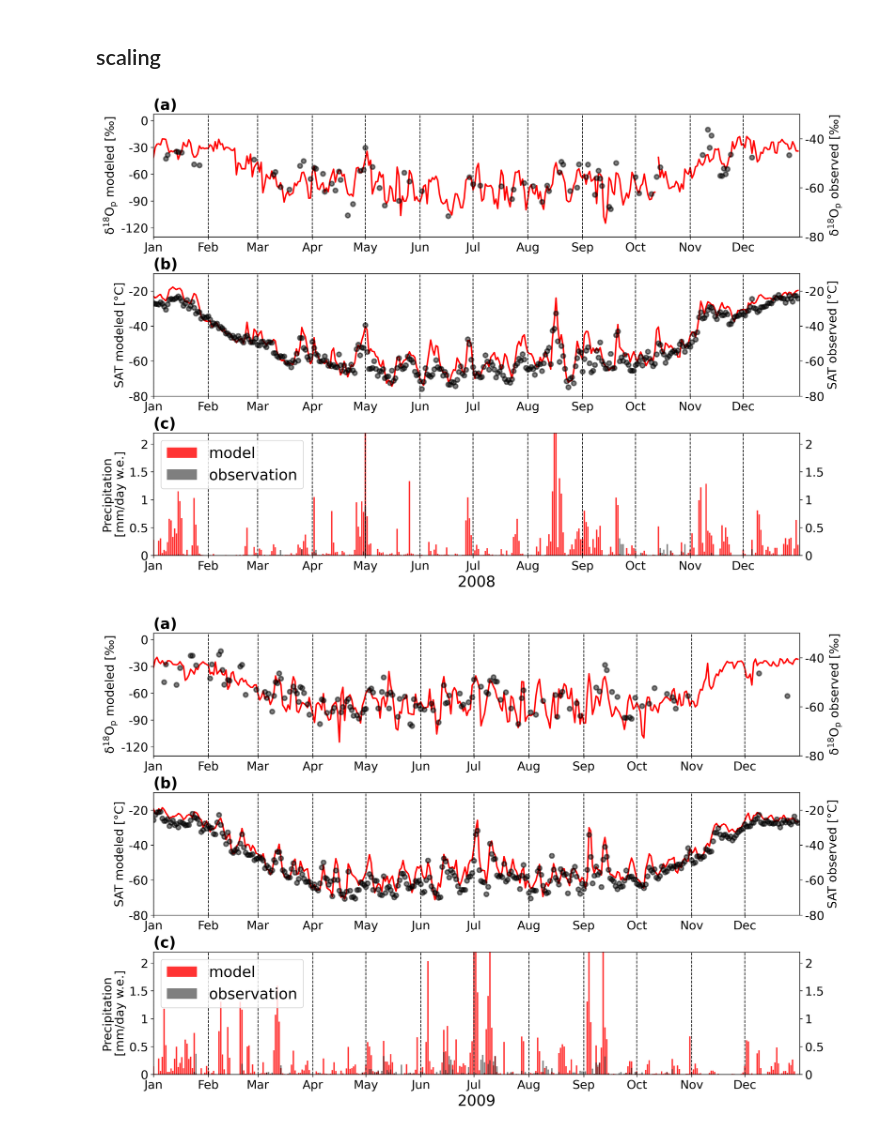
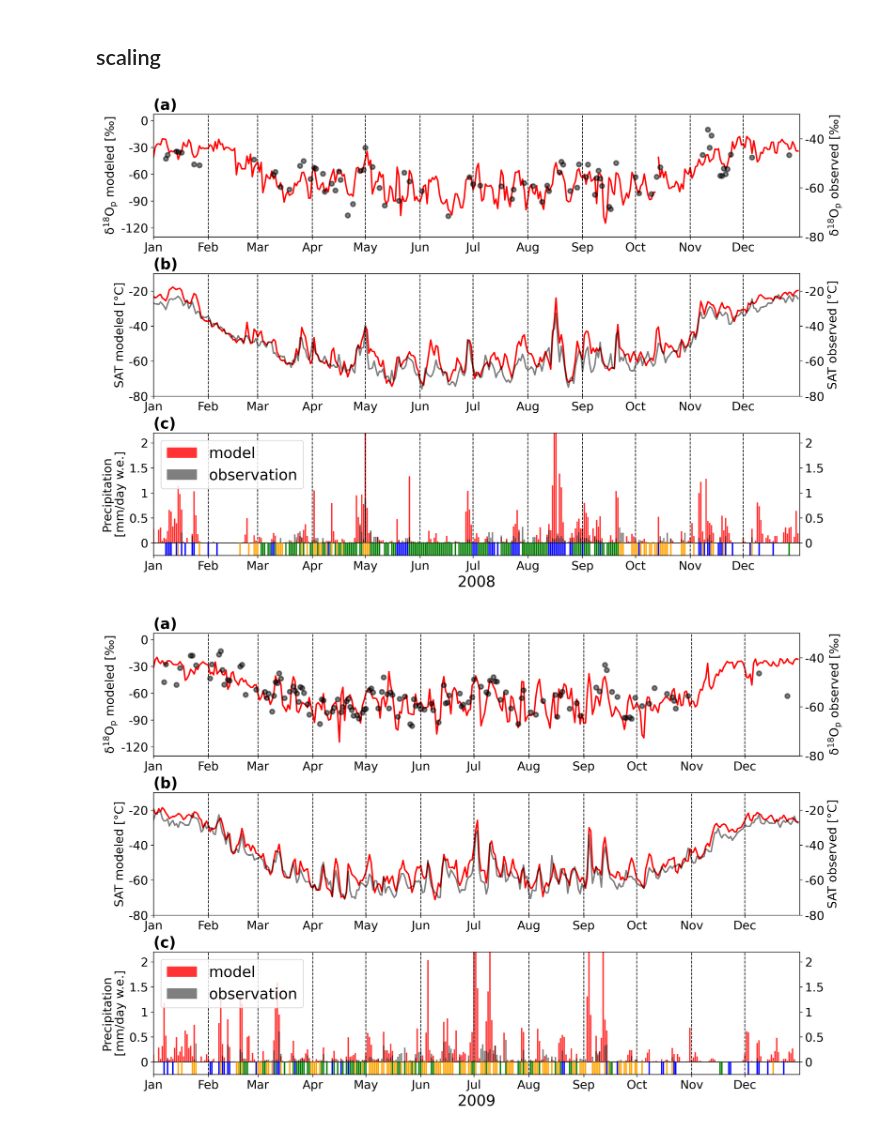
Before and after one commit to kanonundgigue/SAM_DomeFuji, a Jupyter notebook: Ant_proxy_DC2008-2010.ipynb, the cells around one changed output. Cells and saved outputs as stored; diff of their text form; code cells hidden in the pictures.

```diff
--- a/Ant_proxy_DC2008-2010.ipynb
+++ b/Ant_proxy_DC2008-2010.ipynb
@@ -146,7 +146,7 @@ model_prcp_d18O_df   = prcp_d18O  [dc_x-1, dc_y-1,model_dayst:model_dayed]
 # %%
 obs_DomeC = np.genfromtxt("obs_DomeC.csv",
                            delimiter=",", # 区切り文字
-                           usecols=(0,1,2,3,4,5,6,7,8) # 読み込みたい列
+                           usecols=(0,1,2,3,4,5,6,7,8,9,10) # 読み込みたい列
                           )
 
 obs_len          = np.shape(obs_DomeC)[0]
@@ -154,8 +154,17 @@ obs_y_df         = obs_DomeC[1:,0]
 obs_m_df         = obs_DomeC[1:,1]
 obs_d_df         = obs_DomeC[1:,2]
 obs_temp_df      = obs_DomeC[1:,3]
-obs_prcp_df      = obs_DomeC[1:,8]
+obs_prcp_df      = obs_DomeC[1:,4]
 obs_prcp_d18O_df = obs_DomeC[1:,5]
+obs_prcp_dD_df = obs_DomeC[1:,6]
+obs_prcp_dex_df = obs_DomeC[1:,7]
+obs_snowfall_df = obs_DomeC[1:,8]
+obs_frost_df = obs_DomeC[1:,9]
+obs_diamond_df = obs_DomeC[1:,10]
+# %%
+obs_snowfall_df[~np.isnan(obs_snowfall_df)] = -1
+obs_frost_df[~np.isnan(obs_frost_df)] = -1
+obs_diamond_df[~np.isnan(obs_diamond_df)] = -1
 # %%
 model_temp_dc2008=model_temp_df[model_y==2008]
 model_prcp_dc2008=model_prcp_df[model_y==2008]
@@ -163,6 +172,9 @@ model_prcp_d18O_dc2008=model_prcp_d18O_df[model_y==2008]
 obs_temp_dc2008=obs_temp_df[obs_y_df==2008]
 obs_prcp_dc2008=obs_prcp_df[obs_y_df==2008]
 obs_prcp_d18O_dc2008=obs_prcp_d18O_df[obs_y_df==2008]
+obs_snowfall_dc2008=obs_snowfall_df[obs_y_df==2008]
+obs_frost_dc2008=obs_frost_df[obs_y_df==2008]
+obs_diamond_dc2008=obs_diamond_df[obs_y_df==2008]
 # %%
 model_temp_dc2009=model_temp_df[model_y==2009]
 model_prcp_dc2009=model_prcp_df[model_y==2009]
@@ -246,7 +269,7 @@ ax.set_yticks([-80,-60,-40,-20])
 ax.set_yticklabels([-80,-60,-40,-20],fontsize=16)
 ## Observation
 ax2=ax.twinx()
-ax2.scatter(daylist, obs_temp_dc2008, color=col_obs, linewidth=2, alpha=0.5,label="observation")
+ax2.plot(daylist, obs_temp_dc2008, ms=10, color=col_obs, linewidth=2, alpha=0.5,label="observation")
 ax2.tick_params(labelsize=24)
 ax2.set_ylabel("SAT observed [\u00b0C]", fontsize=16, color=col_obs)
 ax2.set_xlim(0, days)
@@ -258,41 +281,46 @@ vert_lines(ax,xticks)
 #-- Precipitation --
 ax = fig.add_subplot(3,1,3)
 plt.title("(c)",loc="left",fontsize=20, weight="demibold")
 ## Model
 ax.bar(daylist, model_prcp_dc2008, color=col_model, linewidth=2, alpha=0.8, label="model")
 ax.tick_params(labelsize=24)
 ax.set_ylabel("Precipitation\n[mm/day w.e.]", fontsize=16, color=col_obs)
 ax.set_xlim(0,days)
-ax.set_ylim(0,2.2)
+ax.set_ylim(-0.25,2.2)
 ax.set_xticks(xticks)
 ax.set_xticklabels(xlabels,fontsize=16)
 ax.set_yticks([0,0.5,1,1.5,2])
 ax.set_yticklabels([0,0.5,1,1.5,2],fontsize=16)
 
 ## Observation
 ax2=ax.twinx()
-ax2.bar(daylist, obs_prcp_dc2008, color=col_obs, linewidth=2, alpha=0.5, label="observation")
+ax.bar(daylist, obs_prcp_dc2008, color=col_obs, linewidth=2, alpha=0.5, label="observation")
 ax2.tick_params(labelsize=24)
 #ax2.set_ylabel("Precipitation [mm/day w.e.]", fontsize=16, color=col_obs)
 ax2.set_xlim(0,days)
-ax2.set_ylim(0,2.2)
+ax2.set_ylim(-0.25,2.2)
 ax2.set_yticks([0,0.5,1,1.5,2])
 ax2.set_yticklabels([0,0.5,1,1.5,2],fontsize=16)
+
+
+ax2.bar(daylist,obs_snowfall_dc2008, color="orange", linewidth=2,alpha=1, label="snowfall")
+ax2.bar(daylist,obs_frost_dc2008, color="green", linewidth=2,alpha=1, label="hoar frost")
+ax2.bar(daylist,obs_diamond_dc2008, color="blue",linewidth=2, alpha=1, label="diamond dust")
+hor_lines(ax,[0])
 vert_lines(ax,xticks)
-
 
 ax.set_xlabel("2008", loc="center",fontsize=20)
 h1, l1 = ax.get_legend_handles_labels()
-h2, l2 = ax2.get_legend_handles_labels()
-plt.legend(h1+h2, l1+l2, loc='upper left',fontsize=20)
-
+#plt.legend(h1+h2, l1+l2, loc='upper left',fontsize=20)
+plt.legend(h1, l1, loc='upper left',fontsize=20)
+#h2, l2 = ax2.get_legend_handles_labels()
 
 plt.subplots_adjust(top=0.92,bottom=0.1,left=0.1,right=0.9,hspace=0.3,wspace=0.05)
 plt.show()
 fig.savefig("Ant_proxy_DC2008.png")
 fig.savefig("pic/FigureS2.jpg")
 # %% [output]
-[figure, old version]
+[figure, new version]
 # %%
 fig = plt.figure(figsize=(15,10))
 days=365
@@ -342,7 +370,7 @@ ax.set_yticks([-80,-60,-40,-20])
 ax.set_yticklabels([-80,-60,-40,-20],fontsize=16)
 ## Observation
 ax2=ax.twinx()
-ax2.scatter(daylist, obs_temp_dc2009, color=col_obs, linewidth=2, alpha=0.5,label="observation")
+ax2.plot(daylist, obs_temp_dc2009, ms=10, color=col_obs, linewidth=2, alpha=0.5,label="observation")
 ax2.tick_params(labelsize=24)
 ax2.set_ylabel("SAT observed [\u00b0C]", fontsize=16, color=col_obs)
 ax2.set_xlim(0, days)
@@ -359,7 +387,7 @@ ax.bar(daylist, model_prcp_dc2009, color=col_model, linewidth=2, alpha=0.8, labe
 ax.tick_params(labelsize=24)
 ax.set_ylabel("Precipitation\n[mm/day w.e.]", fontsize=16, color=col_obs)
 ax.set_xlim(0,days)
-ax.set_ylim(0,2.2)
+ax.set_ylim(-0.25,2.2)
 ax.set_xticks(xticks)
 ax.set_xticklabels(xlabels,fontsize=16)
 ax.set_yticks([0,0.5,1,1.5,2])
@@ -367,28 +395,33 @@ ax.set_yticklabels([0,0.5,1,1.5,2],fontsize=16)
 
 ## Observation
 ax2=ax.twinx()
-ax2.bar(daylist, obs_prcp_dc2009, color=col_obs, linewidth=2, alpha=0.5, label="observation")
+ax.bar(daylist, obs_prcp_dc2009, color=col_obs, linewidth=2, alpha=0.5, label="observation")
 ax2.tick_params(labelsize=24)
 #ax2.set_ylabel("Precipitation [mm/day w.e.]", fontsize=16, color=col_obs)
 ax2.set_xlim(0,days)
-ax2.set_ylim(0,2.2)
+ax2.set_ylim(-0.25,2.2)
 ax2.set_yticks([0,0.5,1,1.5,2])
 ax2.set_yticklabels([0,0.5,1,1.5,2],fontsize=16)
+
+
+ax2.bar(daylist,obs_snowfall_dc2009, color="orange", linewidth=2,alpha=1, label="snowfall")
+ax2.bar(daylist,obs_frost_dc2009, color="green", linewidth=2,alpha=1, label="hoar frost")
+ax2.bar(daylist,obs_diamond_dc2009, color="blue",linewidth=2, alpha=1, label="diamond dust")
+hor_lines(ax,[0])
 vert_lines(ax,xticks)
-
 
 ax.set_xlabel("2009", loc="center",fontsize=20)
 h1, l1 = ax.get_legend_handles_labels()
-h2, l2 = ax2.get_legend_handles_labels()
-plt.legend(h1+h2, l1+l2, loc='upper left',fontsize=20)
-
+#plt.legend(h1+h2, l1+l2, loc='upper left',fontsize=20)
+plt.legend(h1, l1, loc='upper left',fontsize=20)
+#h2, l2 = ax2.get_legend_handles_labels()
 
 plt.subplots_adjust(top=0.92,bottom=0.1,left=0.1,right=0.9,hspace=0.3,wspace=0.05)
 plt.show()
 fig.savefig("Ant_proxy_DC2009.png")
 fig.savefig("pic/FigureS3.jpg")
 # %% [output]
-[figure, old version]
+[figure, new version]
 # %%
 fig = plt.figure(figsize=(15,10))
 days=365
```
Also changed, not shown: parts of 10 cells of this notebook, 26 other files.
